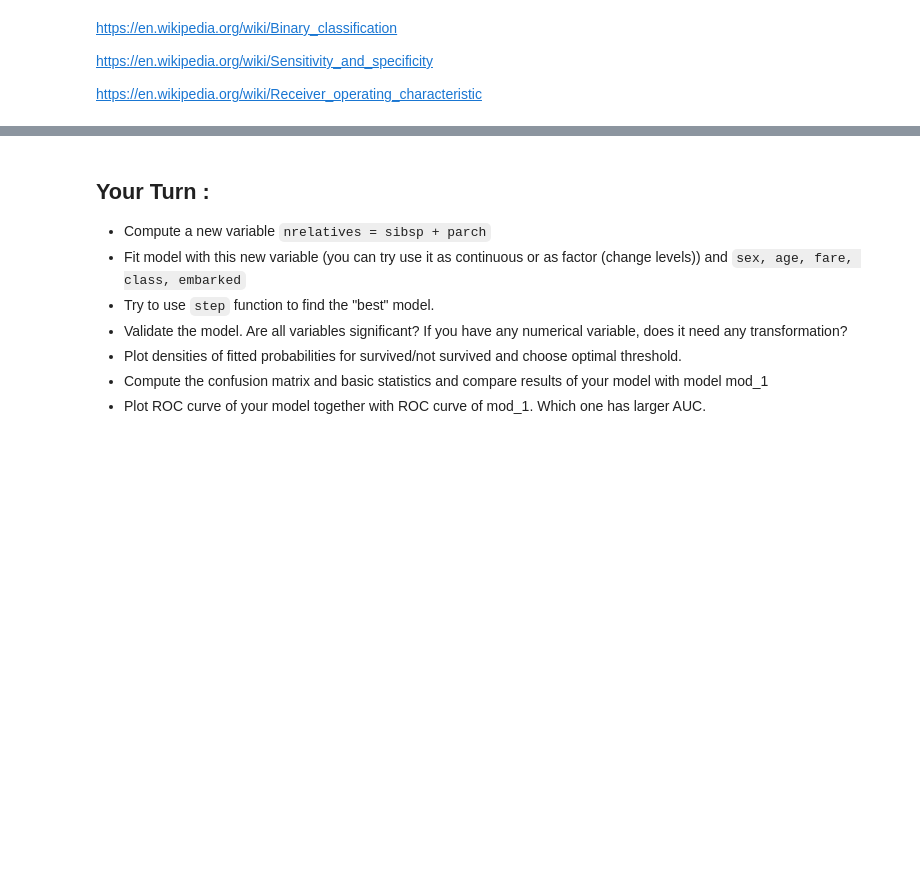
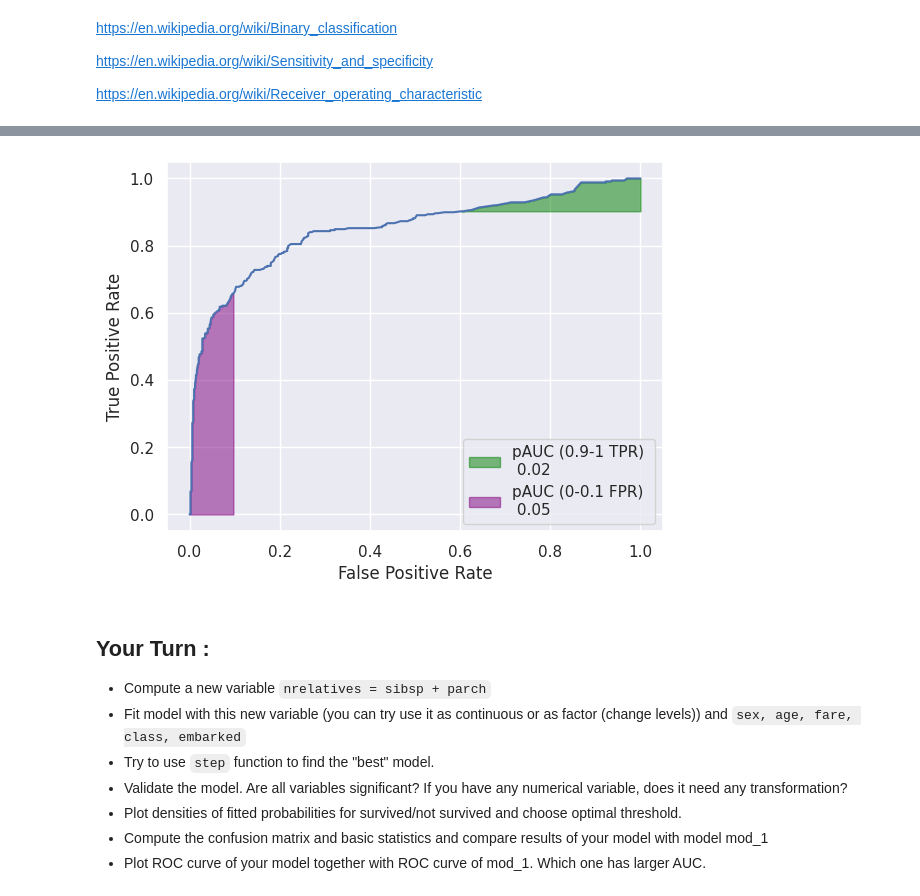
Before and after one commit to Many98/GLM_R2Py, a Jupyter notebook: Python/01ZLMA_ex08_Binary_Data_2.ipynb, the cells around one changed output, grey strips where cells are left out. Cells and saved outputs as stored; diff of their text form; code cells hidden in the pictures; blank space fills up the shorter version.

```diff
--- a/Python/01ZLMA_ex08_Binary_Data_2.ipynb
+++ b/Python/01ZLMA_ex08_Binary_Data_2.ipynb
@@ -1013,3 +1006,31 @@ auc
+# %%
+where = np.where((fpr > 0.0) & (fpr <= 0.1))[0]
+pAUC = np.trapz(tpr[where], fpr[where], dx=0.01)  # 0.0-0.1 FPR
+where2 = np.where((tpr > 0.9) & (tpr <= 1))[0]
+pAUC2 = np.trapz(tpr[where2]-tpr[where2].min(), fpr[where2], dx=0.01)  # 0.9-1 TPR
+# %%
+
+plt.plot(fpr,tpr)
+plt.ylabel('True Positive Rate')  # aka sensitivity
+plt.xlabel('False Positive Rate') # aka 1-specificity
+
+plt.fill_between(
+        x= fpr[where2],
+        y1= tpr[where2],
+        y2 =tpr[where2].min(),
+        color= "green",
+        label=f'pAUC (0.9-1 TPR) \n {round(pAUC2, 2)}',  # partial auc
+        alpha= 0.5)
+plt.fill_between(
+        x= fpr[where],
+        y1= tpr[where],
+        label=f'pAUC (0-0.1 FPR) \n {round(pAUC, 2)}',   # partial auc
+        color= "purple",
+        alpha= 0.5)
+plt.legend(loc=4)
+plt.show()
+# %% [output]
+[figure, added]
 # %% [markdown]
 ## Your Turn :
 
```
Also changed, not shown: parts of 51 cells of this notebook.
